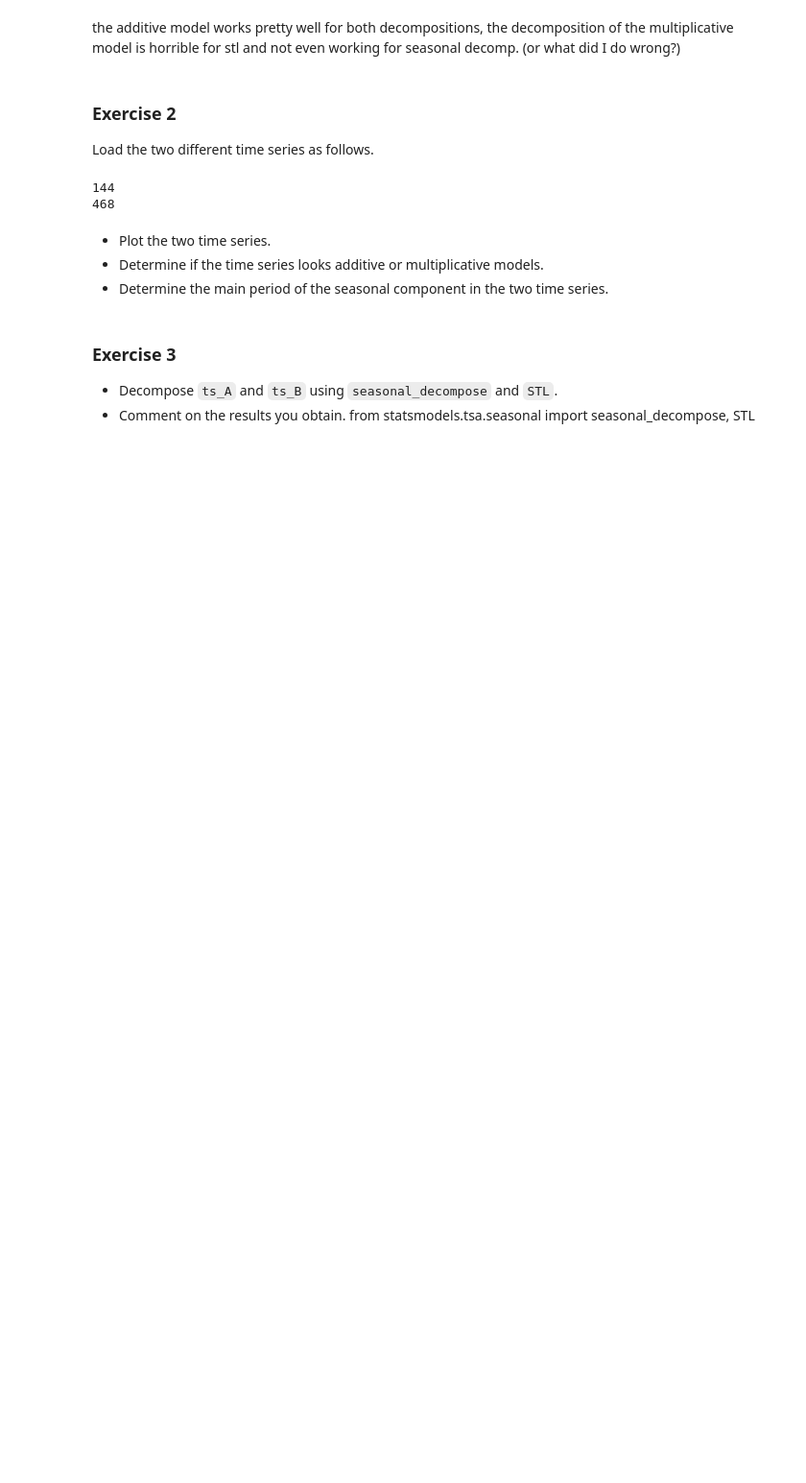
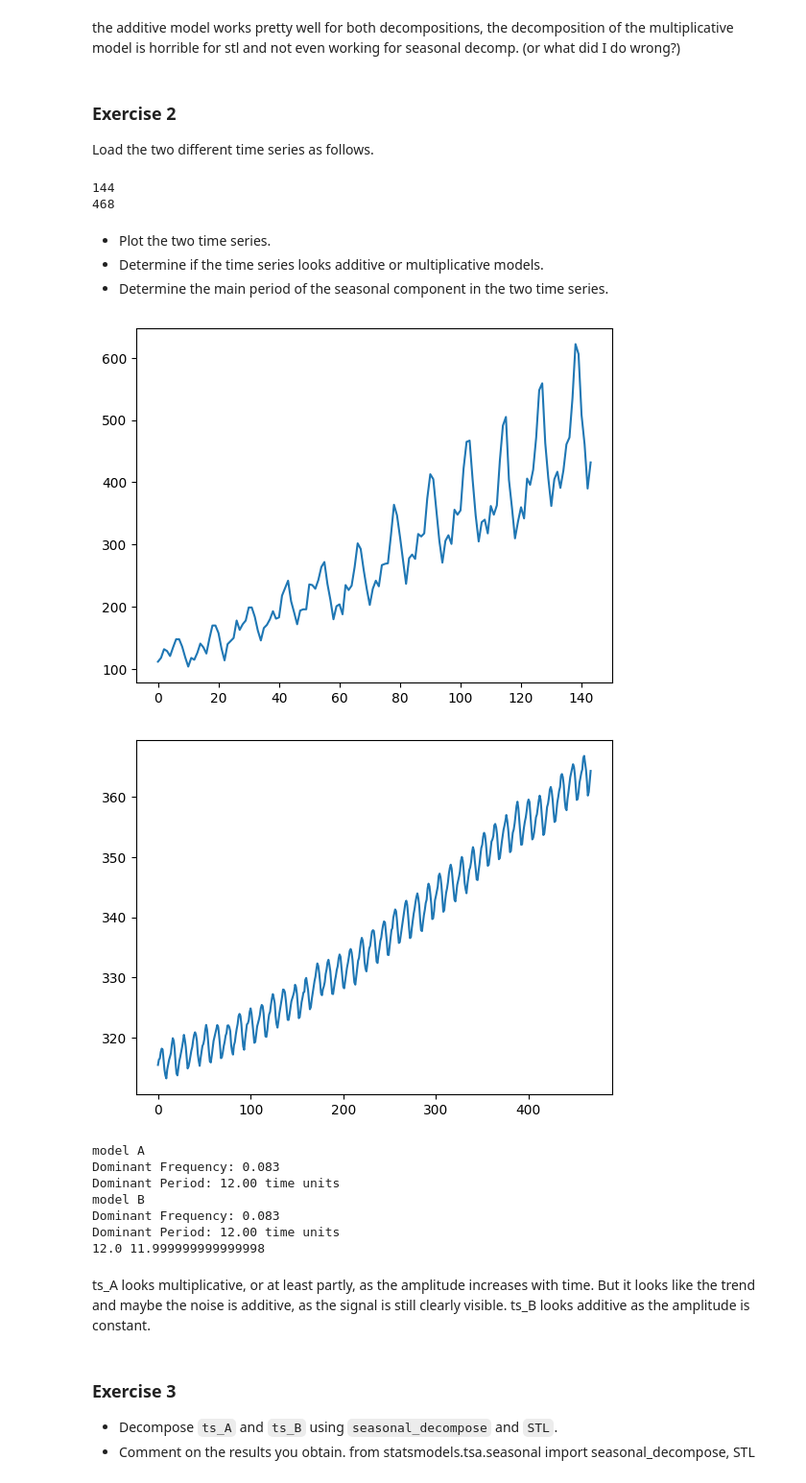
Before and after one commit to Selkief/python-time-series-handbook, a Jupyter notebook: notebooks/01/introduction_to_time_series.ipynb, the cells around one changed output. Shown at 96% size. Saved outputs shown, nothing was run; the diff lists cells and outputs as text; code cells hidden in the pictures; blank space fills up the shorter version.

```diff
--- a/notebooks/01/introduction_to_time_series.ipynb
+++ b/notebooks/01/introduction_to_time_series.ipynb
@@ -551,6 +551,30 @@ print(len(ts_B))
 - Plot the two time series.
 - Determine if the time series looks additive or multiplicative models.
 - Determine the main period of the seasonal component in the two time series.
+# %%
+plt.plot(ts_A)
+plt.show()
+plt.plot(ts_B)
+plt.show()
+
+#use function fft_analysis(signal)
+print("model A")
+period_A, freq_A, magn_A = fft_analysis(ts_A)
+print("model B")
+period_B, freq_B, magn_B = fft_analysis(ts_B)
+# %% [output]
+[figure, added]
+[figure, added]
+model A
+Dominant Frequency: 0.083
+Dominant Period: 12.00 time units
+model B
+Dominant Frequency: 0.083
+Dominant Period: 12.00 time units
+12.0 11.999999999999998
+# %% [markdown]
+ts_A looks multiplicative, or at least partly, as the amplitude increases with time. But it looks like the trend and maybe the noise is additive, as the signal is still clearly visible.
+ts_B looks additive as the amplitude is constant.
 # %% [markdown]
 ### Exercise 3
 - Decompose `ts_A` and `ts_B` using `seasonal_decompose` and `STL`.
```
Also changed, not shown: parts of 1 cell of this notebook.
